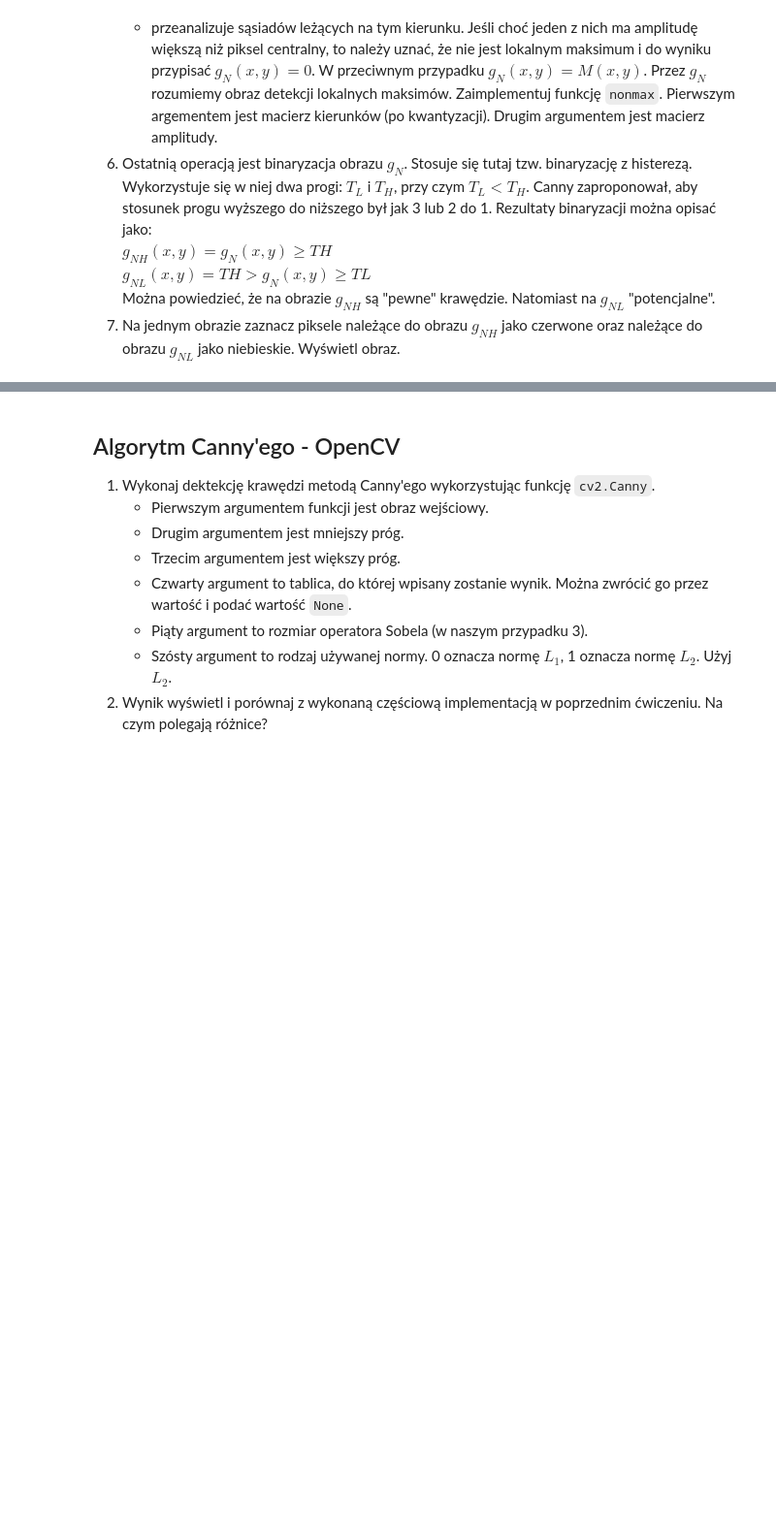
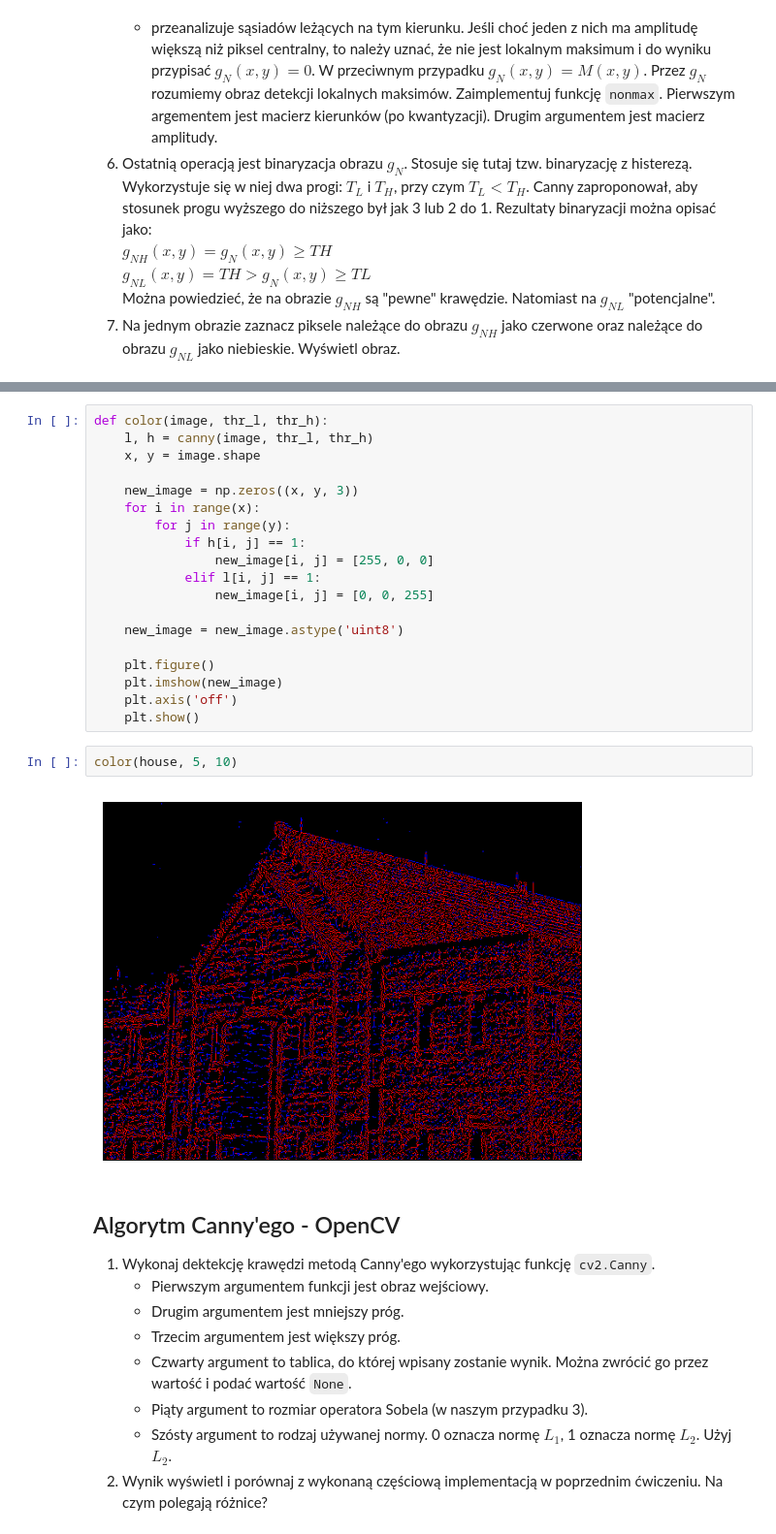
Before and after one commit to lukaszfilo-agh/Vision-systems, a Jupyter notebook: LAB09/09_Canny.ipynb, the cells around one changed output, grey strips where cells are left out. Shown at 97% size. Drawn from its saved outputs; the diff is of its cells as text; blank space fills up the shorter version.

```diff
--- a/LAB09/09_Canny.ipynb
+++ b/LAB09/09_Canny.ipynb
@@ -130,3 +240,26 @@ Wyświetl obraz.
+# %%
+def color(image, thr_l, thr_h):
+    l, h = canny(image, thr_l, thr_h)
+    x, y = image.shape
+
+    new_image = np.zeros((x, y, 3))
+    for i in range(x):
+        for j in range(y):
+            if h[i, j] == 1:
+                new_image[i, j] = [255, 0, 0]
+            elif l[i, j] == 1:
+                new_image[i, j] = [0, 0, 255]
+
+    new_image = new_image.astype('uint8')
+
+    plt.figure()
+    plt.imshow(new_image)
+    plt.axis('off')
+    plt.show()
+# %%
+color(house, 5, 10)
+# %% [output]
+[figure, added]
 # %% [markdown]
 ## Algorytm Canny'ego - OpenCV
 
```
Also changed, not shown: parts of 6 cells of this notebook.
